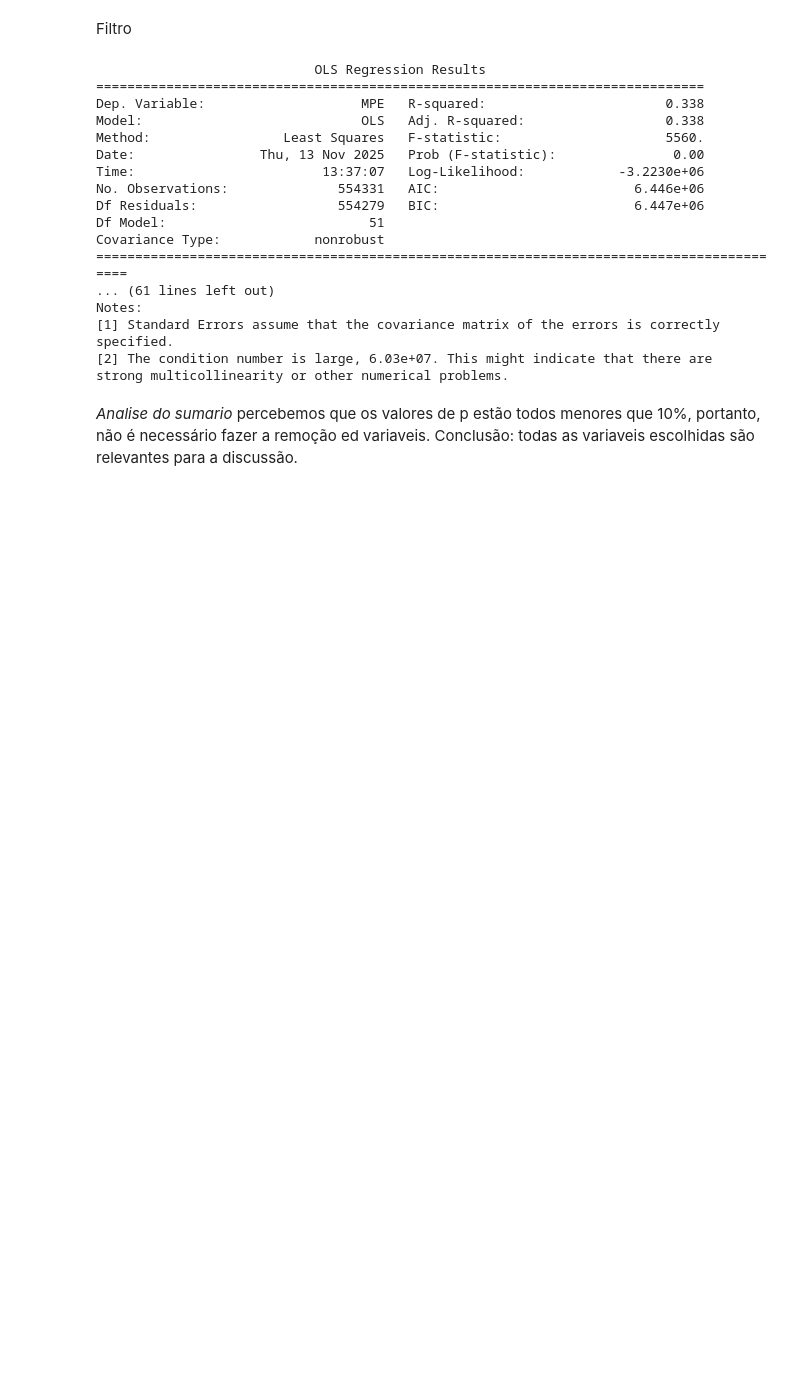
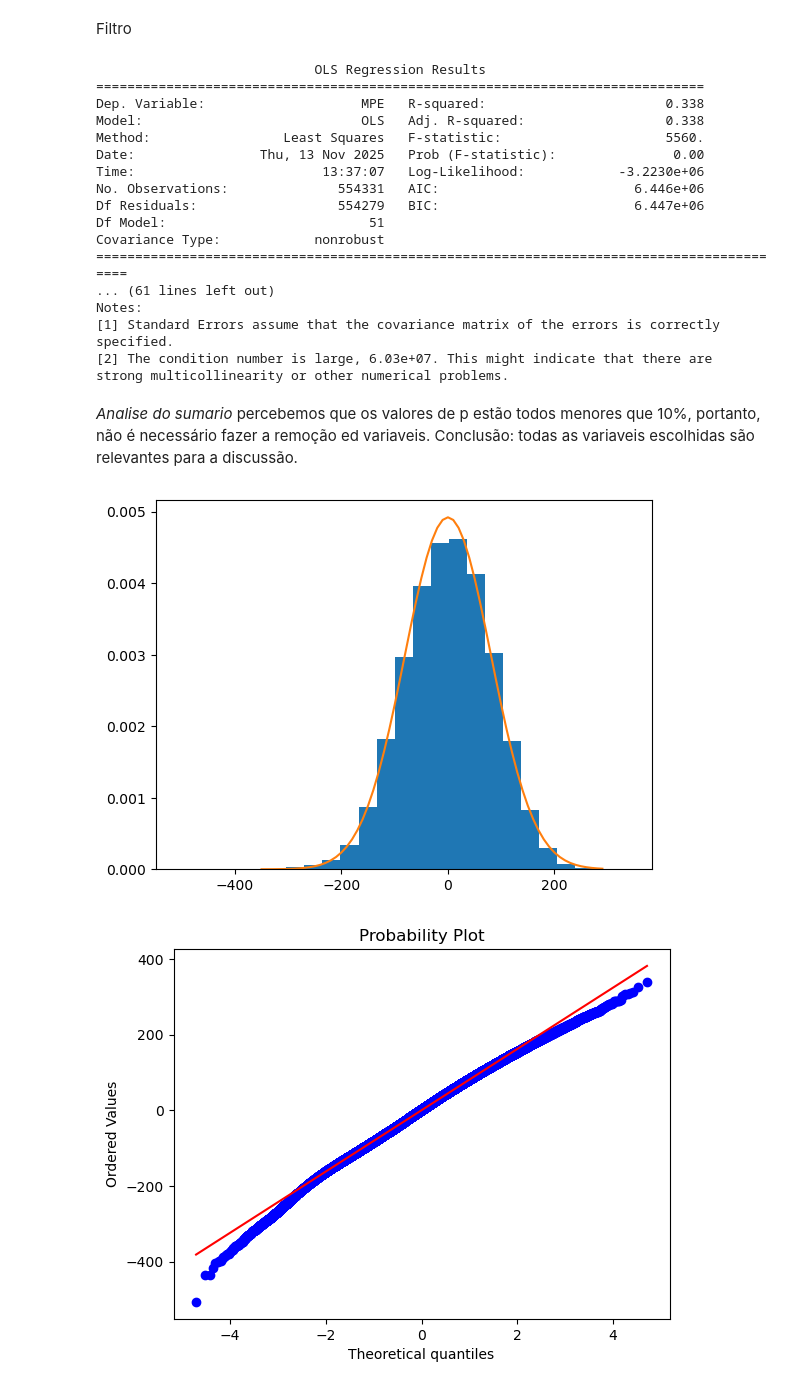
Before and after one commit to josecapitto/PROJ2-CDADOS-JOSE-JOAO-E-NICOLAS-, a Jupyter notebook: P3_V1.ipynb, the cells around one changed output. Cells and saved outputs as stored; diff of their text form; code cells hidden in the pictures; blank space fills up the shorter version.

Commit message:
Residuos feitos

```diff
--- a/P3_V1.ipynb
+++ b/P3_V1.ipynb
@@ -80,3 +89,21 @@ strong multicollinearity or other numerical problems.
 # %% [markdown]
 *Analise do sumario*
 percebemos que os valores de p estão todos menores que 10%, portanto, não é necessário fazer a remoção ed variaveis. Conclusão: todas as variaveis escolhidas são relevantes para a discussão.
+# %%
+residuos = result.resid
+
+mu = residuos.mean()
+sigma = residuos.std()
+
+plt.hist(residuos, bins = 25, density = True)
+faixa = np.arange(-350,300, 10)
+plt.plot(faixa, stats.norm.pdf(faixa, loc = mu, scale = sigma))
+
+plt.show()
+
+stats.probplot(residuos, dist = 'norm', plot = plt)
+
+plt.show()
+# %% [output]
+[figure, added]
+[figure, added]
```
Also changed, not shown: parts of 1 cell of this notebook.
